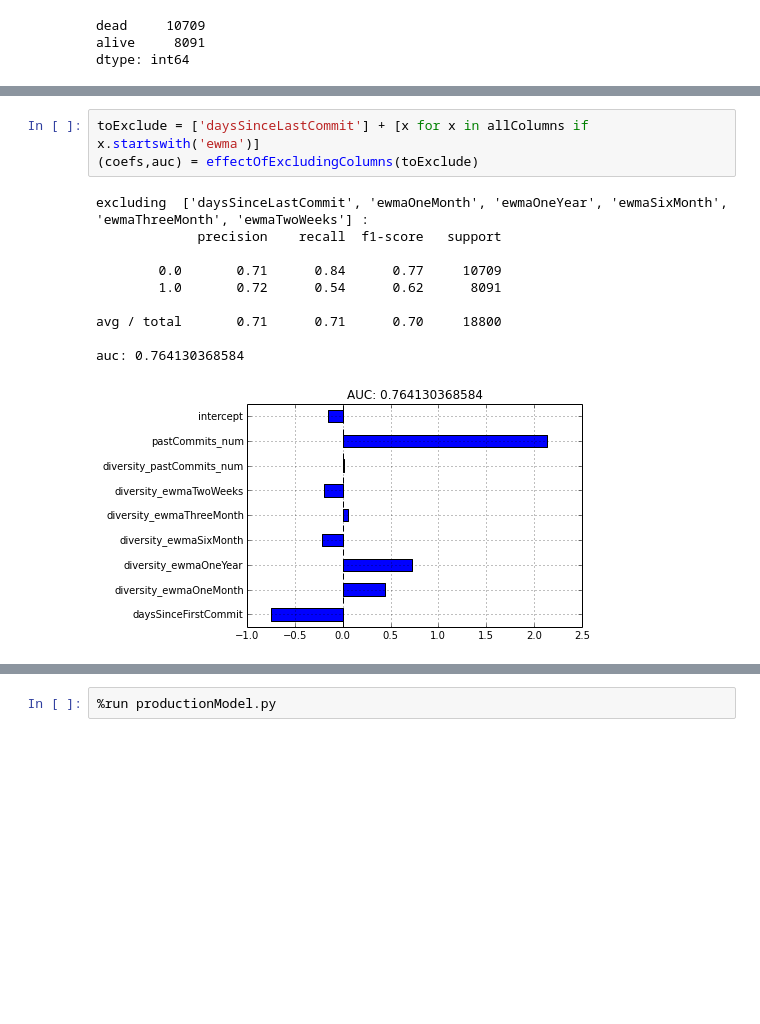
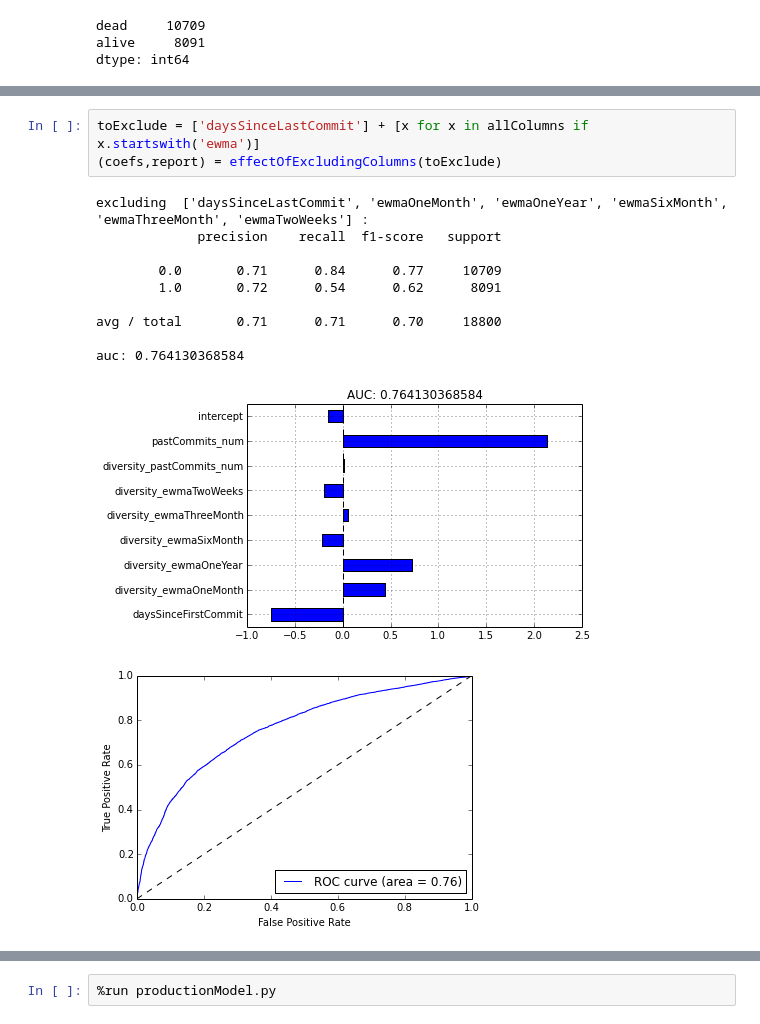
Before and after one commit to gauthamnair/repopulse, a Jupyter notebook: featureImportanceInLogisticRegression.ipynb, the cells around one changed output, grey strips where cells are left out. Cells and saved outputs as stored; diff of their text form; blank space fills up the shorter version.

```diff
--- a/featureImportanceInLogisticRegression.ipynb
+++ b/featureImportanceInLogisticRegression.ipynb
@@ -92,16 +127,17 @@ auc: 0.842478830569
 # %%
 toExclude = ['daysSinceLastCommit'] + [x for x in allColumns if x.startswith('ewma')]
-(coefs,auc) = effectOfExcludingColumns(toExclude)
+(coefs,report) = effectOfExcludingColumns(toExclude)
 # %% [output]
 excluding  ['daysSinceLastCommit', 'ewmaOneMonth', 'ewmaOneYear', 'ewmaSixMonth', 'ewmaThreeMonth', 'ewmaTwoWeeks'] :
              precision    recall  f1-score   support
 
         0.0       0.71      0.84      0.77     10709
         1.0       0.72      0.54      0.62      8091
 
 avg / total       0.71      0.71      0.70     18800
 
 auc: 0.764130368584
 [figure]
+[figure, added]
 # %%
 toExclude = [x for x in allColumns if x.startswith('ewma')]
```
Also changed, not shown: parts of 9 cells of this notebook, 5 other files.
